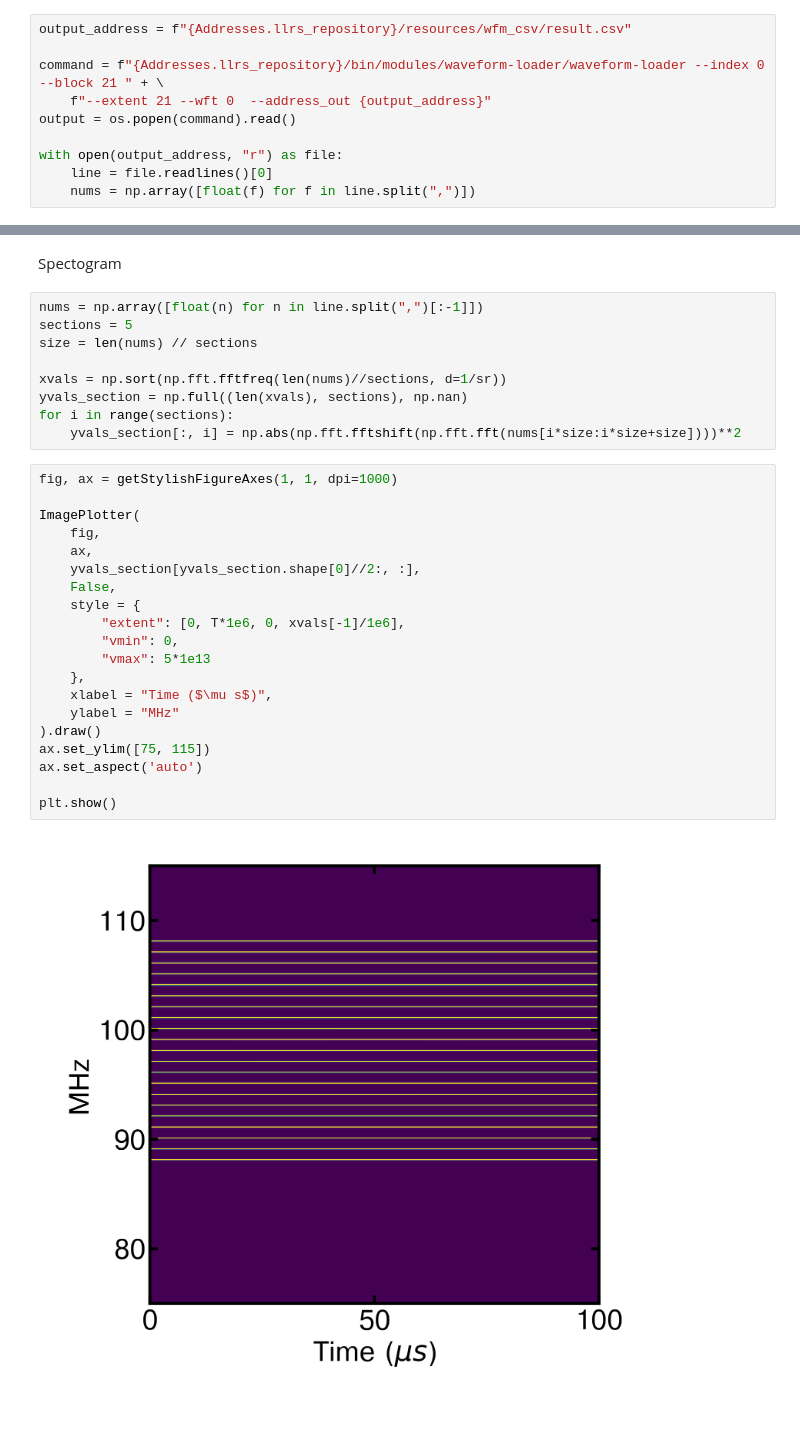
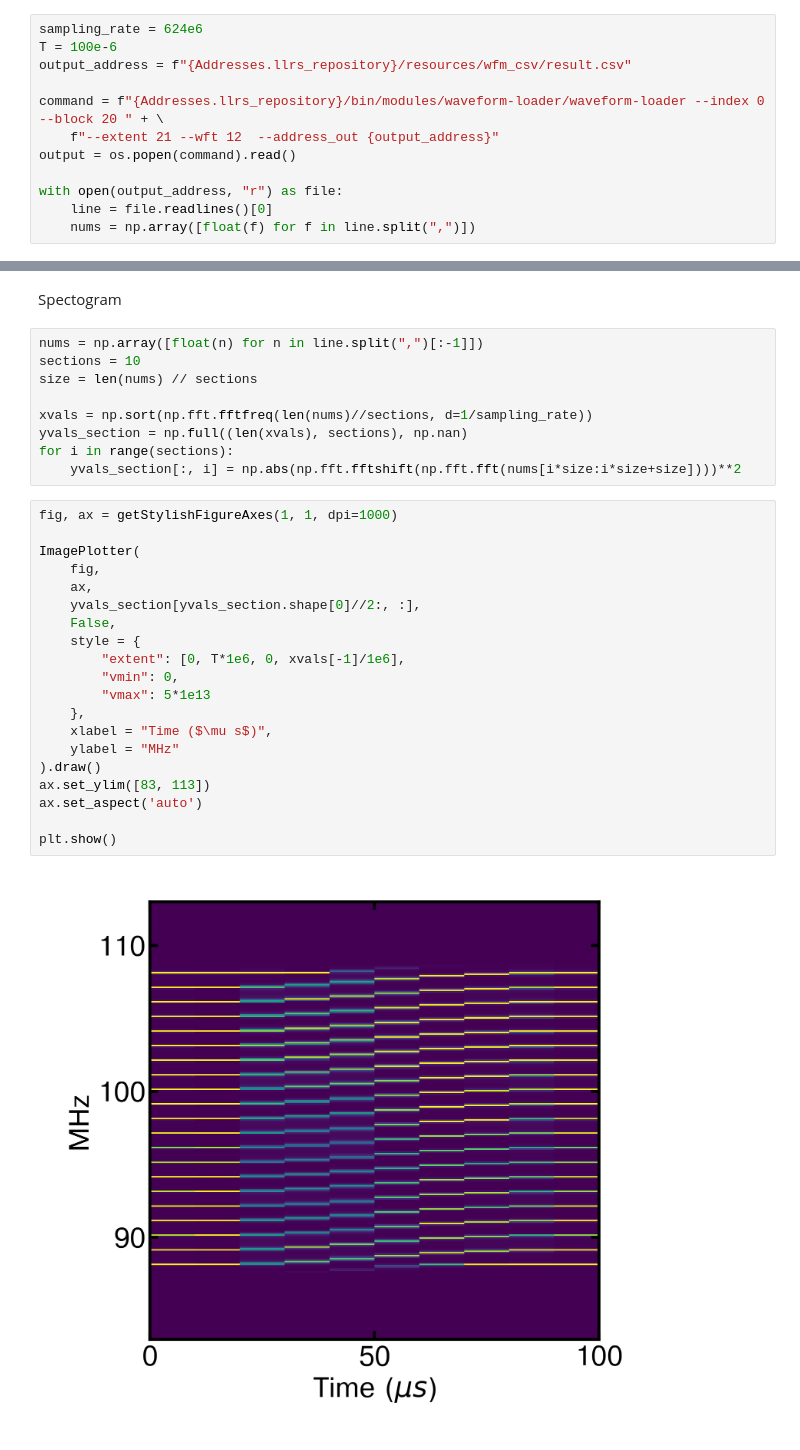
Before and after one commit to TQT-RAAQS/LLRS, a Jupyter notebook: tools/WaveformVisaulizer.ipynb, the cells around one changed output, grey strips where cells are left out. Cells and saved outputs as stored; diff of their text form.

Commit message:
waveform visualizer and waveform-loader minor chanegs

```diff
--- a/tools/WaveformVisaulizer.ipynb
+++ b/tools/WaveformVisaulizer.ipynb
@@ -8,10 +8,12 @@ from experiment.toolkits.configs import Addresses
 # %% [markdown]
 Spectrogram of the entire plot
 # %%
+sampling_rate = 624e6
+T = 100e-6
 output_address = f"{Addresses.llrs_repository}/resources/wfm_csv/result.csv"
 
-command = f"{Addresses.llrs_repository}/bin/modules/waveform-loader/waveform-loader --index 0 --block 21 " + \
-    f"--extent 21 --wft 0  --address_out {output_address}"
+command = f"{Addresses.llrs_repository}/bin/modules/waveform-loader/waveform-loader --index 0 --block 20 " + \
+    f"--extent 21 --wft 12  --address_out {output_address}"
 output = os.popen(command).read()
 
 with open(output_address, "r") as file:
@@ -43,32 +45,32 @@ plt.show()
 Spectogram
 # %%
 nums = np.array([float(n) for n in line.split(",")[:-1]])
-sections = 5
+sections = 10
 size = len(nums) // sections
 
-xvals = np.sort(np.fft.fftfreq(len(nums)//sections, d=1/sr))
+xvals = np.sort(np.fft.fftfreq(len(nums)//sections, d=1/sampling_rate))
 yvals_section = np.full((len(xvals), sections), np.nan)
 for i in range(sections):
     yvals_section[:, i] = np.abs(np.fft.fftshift(np.fft.fft(nums[i*size:i*size+size])))**2
 # %%
 fig, ax = getStylishFigureAxes(1, 1, dpi=1000)
 
 ImagePlotter(
     fig,
     ax,
     yvals_section[yvals_section.shape[0]//2:, :],
     False,
     style = {
         "extent": [0, T*1e6, 0, xvals[-1]/1e6],
         "vmin": 0,
         "vmax": 5*1e13
     },
     xlabel = "Time ($\mu s$)",
     ylabel = "MHz"
 ).draw()
-ax.set_ylim([75, 115])
+ax.set_ylim([83, 113])
 ax.set_aspect('auto')
 
 plt.show()
 # %% [output]
-[figure, old version]
+[figure, new version]
```
Also changed, not shown: parts of 1 cell of this notebook, 1 other file.
